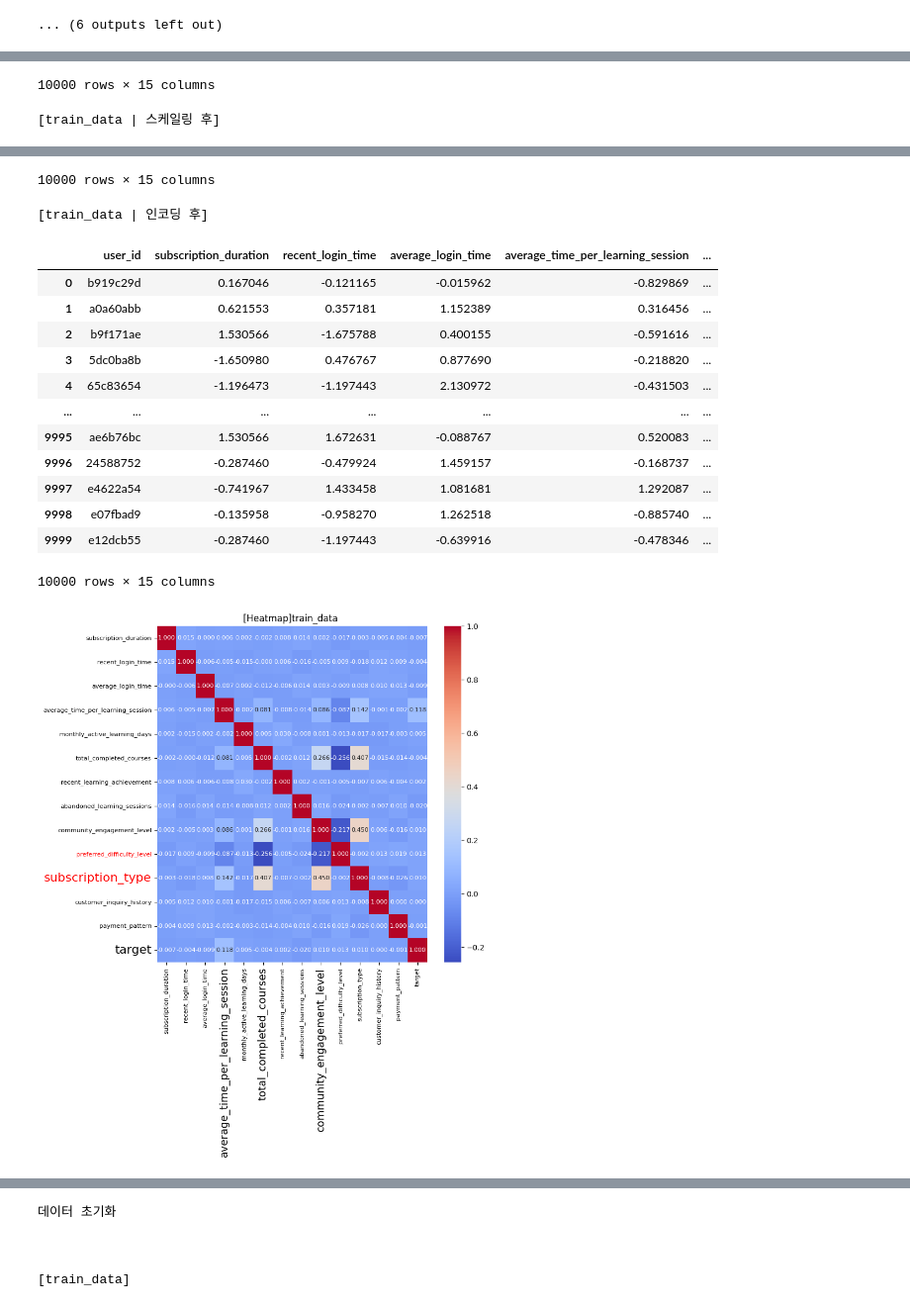
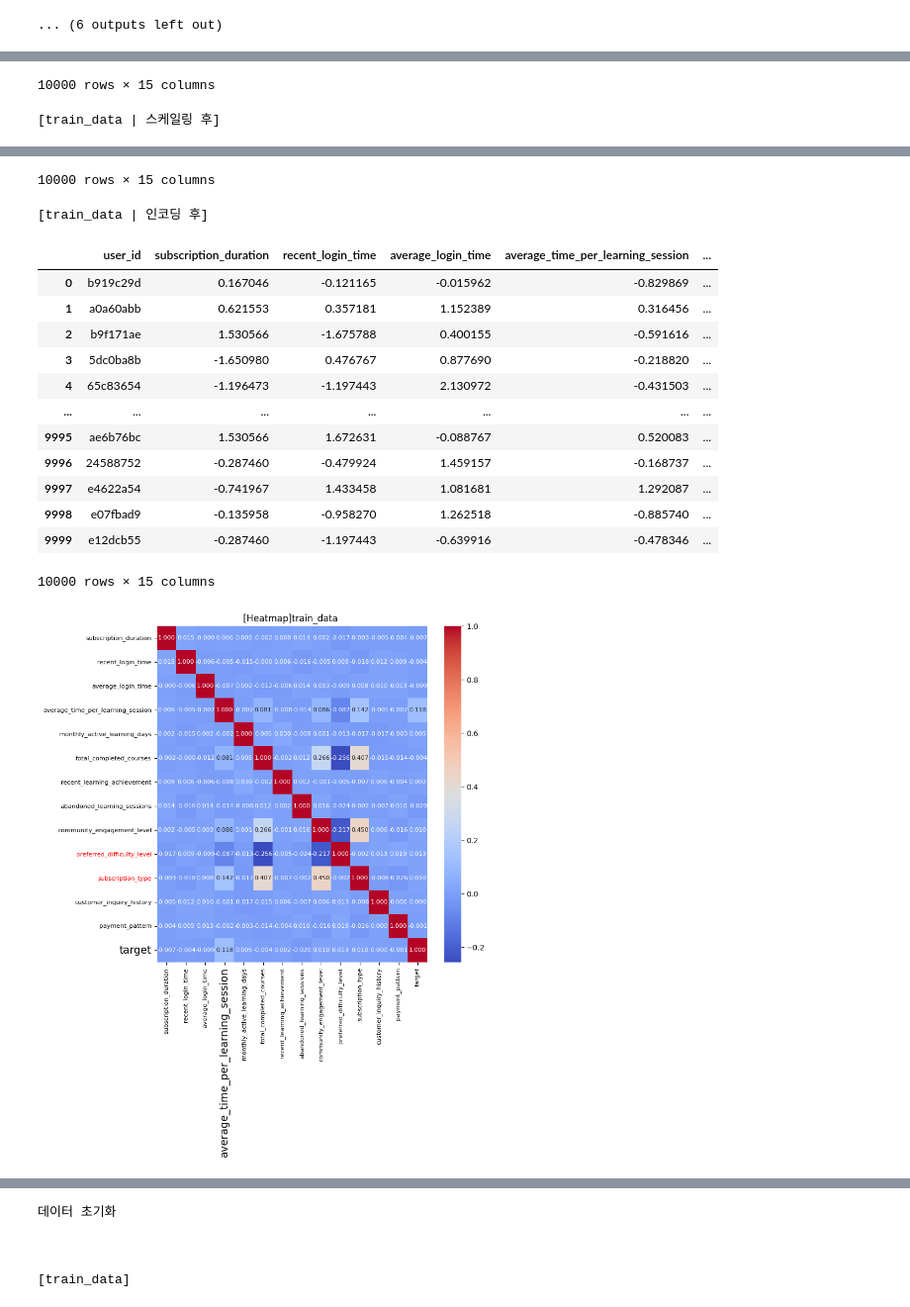
Before and after one commit to Semi-project-4/semi_new, a Jupyter notebook: 한동현/[M]K-NN_예측모델_구독해지.ipynb, the cells around one changed output, grey strips where cells are left out. Shown: that part at 99% size. Drawn from its saved outputs; the diff is of its cells as text; code cells hidden in the pictures.

```diff
--- a/한동현/[M]K-NN_예측모델_구독해지.ipynb
+++ b/한동현/[M]K-NN_예측모델_구독해지.ipynb
@@ -367,13 +384,7 @@ plt.tick_params(axis='both', which='both', labelsize=8)
 # 특정 레이블 크기 조절
 plt.gca().get_xticklabels()[3].set_fontsize(14)  # x축 레이블 중 04번 레이블 폰트 크기 14
 
-plt.gca().get_xticklabels()[5].set_fontsize(14)  # x축 레이블 중 06번 레이블 폰트 크기 14
-
-plt.gca().get_xticklabels()[8].set_fontsize(14)  # x축 레이블 중 08번 레이블 폰트 크기 14
-
-plt.gca().get_yticklabels()[10].set_fontsize(16)  # y축 레이블 중 10번 레이블 폰트 크기 16
-
-plt.gca().get_yticklabels()[13].set_fontsize(16)  # y축 레이블 중 13번 레이블 폰트 크기 16
+plt.gca().get_yticklabels()[13].set_fontsize(14)  # y축 레이블 중 04번 레이블 폰트 크기 14
 
 
 # 특정 레이블 색상 변경
@@ -400,34 +411,34 @@ plt.show()
 | 9999 | e12dcb55 | 10 | 5 | 13.073230 | 28.120031 | ... |
 10000 rows × 15 columns
 [train_data | 스케일링 후]
 |  | user_id | subscription_duration | recent_login_time | average_login_time | average_time_per_learning_session | ... |
 | 0 | b919c29d | 0.167046 | -0.121165 | -0.015962 | -0.829869 | ... |
 | 1 | a0a60abb | 0.621553 | 0.357181 | 1.152389 | 0.316456 | ... |
 | 2 | b9f171ae | 1.530566 | -1.675788 | 0.400155 | -0.591616 | ... |
 | 3 | 5dc0ba8b | -1.650980 | 0.476767 | 0.877690 | -0.218820 | ... |
 | 4 | 65c83654 | -1.196473 | -1.197443 | 2.130972 | -0.431503 | ... |
 | ... | ... | ... | ... | ... | ... | ... |
 | 9995 | ae6b76bc | 1.530566 | 1.672631 | -0.088767 | 0.520083 | ... |
 | 9996 | 24588752 | -0.287460 | -0.479924 | 1.459157 | -0.168737 | ... |
 | 9997 | e4622a54 | -0.741967 | 1.433458 | 1.081681 | 1.292087 | ... |
 | 9998 | e07fbad9 | -0.135958 | -0.958270 | 1.262518 | -0.885740 | ... |
 | 9999 | e12dcb55 | -0.287460 | -1.197443 | -0.639916 | -0.478346 | ... |
 10000 rows × 15 columns
 [train_data | 인코딩 후]
 |  | user_id | subscription_duration | recent_login_time | average_login_time | average_time_per_learning_session | ... |
 | 0 | b919c29d | 0.167046 | -0.121165 | -0.015962 | -0.829869 | ... |
 | 1 | a0a60abb | 0.621553 | 0.357181 | 1.152389 | 0.316456 | ... |
 | 2 | b9f171ae | 1.530566 | -1.675788 | 0.400155 | -0.591616 | ... |
 | 3 | 5dc0ba8b | -1.650980 | 0.476767 | 0.877690 | -0.218820 | ... |
 | 4 | 65c83654 | -1.196473 | -1.197443 | 2.130972 | -0.431503 | ... |
 | ... | ... | ... | ... | ... | ... | ... |
 | 9995 | ae6b76bc | 1.530566 | 1.672631 | -0.088767 | 0.520083 | ... |
 | 9996 | 24588752 | -0.287460 | -0.479924 | 1.459157 | -0.168737 | ... |
 | 9997 | e4622a54 | -0.741967 | 1.433458 | 1.081681 | 1.292087 | ... |
 | 9998 | e07fbad9 | -0.135958 | -0.958270 | 1.262518 | -0.885740 | ... |
 | 9999 | e12dcb55 | -0.287460 | -1.197443 | -0.639916 | -0.478346 | ... |
 10000 rows × 15 columns
-[figure, old version]
+[figure, new version]
 # %% [markdown]
 > ##### C.EDA/4.상관성 확인('target'열 기준, 전체 컬럼)
 
```
Also changed, not shown: parts of 21 cells of this notebook, 2 other files.
